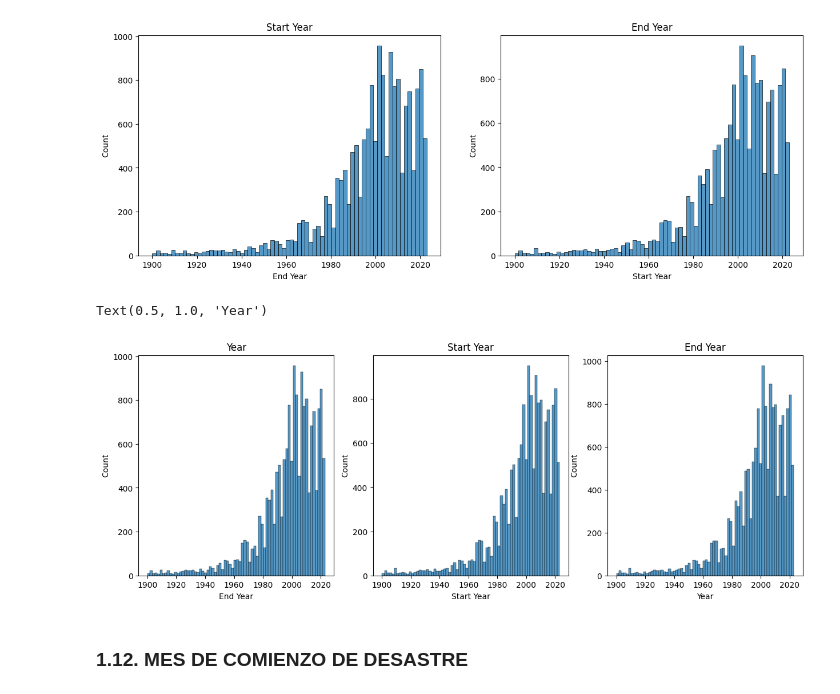
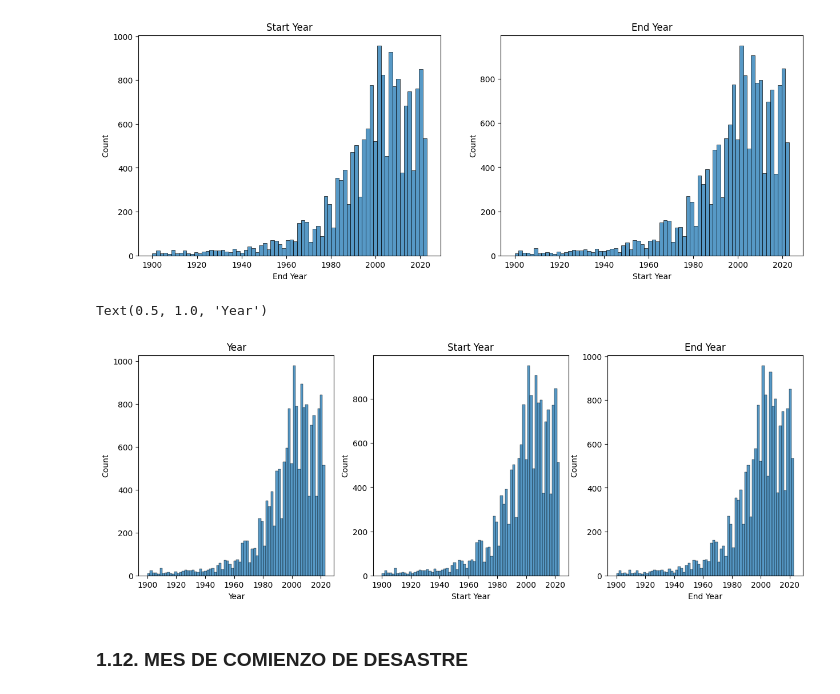
Before and after one commit to AleDataAnalyst/grupo2_desastresnaturales, a Jupyter notebook: Notebooks/01LimpiarDatos/01_Ele_Análisis_Inicial.ipynb, the cells around one changed output. Drawn from its saved outputs; the diff is of its cells as text; code cells hidden in the pictures.

```diff
--- a/Notebooks/01LimpiarDatos/01_Ele_Análisis_Inicial.ipynb
+++ b/Notebooks/01LimpiarDatos/01_Ele_Análisis_Inicial.ipynb
@@ -445,17 +451,17 @@ Text(0.5, 1.0, 'Start Year')
 # %%
 fig, axes = plt.subplots(1, 3, figsize=(15,5))
 
-sns.histplot(data=df, x= 'End Year', ax=axes[0])
+sns.histplot(data=df, x= 'End Year', ax=axes[2])
 axes[2].set_title('End Year')
 
 sns.histplot(data=df, x= 'Start Year', ax=axes[1])
 axes[1].set_title('Start Year')
 
-sns.histplot(data=df, x= 'Year', ax=axes[2])
+sns.histplot(data=df, x= 'Year', ax=axes[0])
 axes[0].set_title('Year')
 # %% [output]
 Text(0.5, 1.0, 'Year')
-[figure, old version]
+[figure, new version]
 # %% [markdown]
 ### 1.12. MES DE COMIENZO DE DESASTRE
 # %%
```
Also changed, not shown: parts of 13 cells of this notebook.
